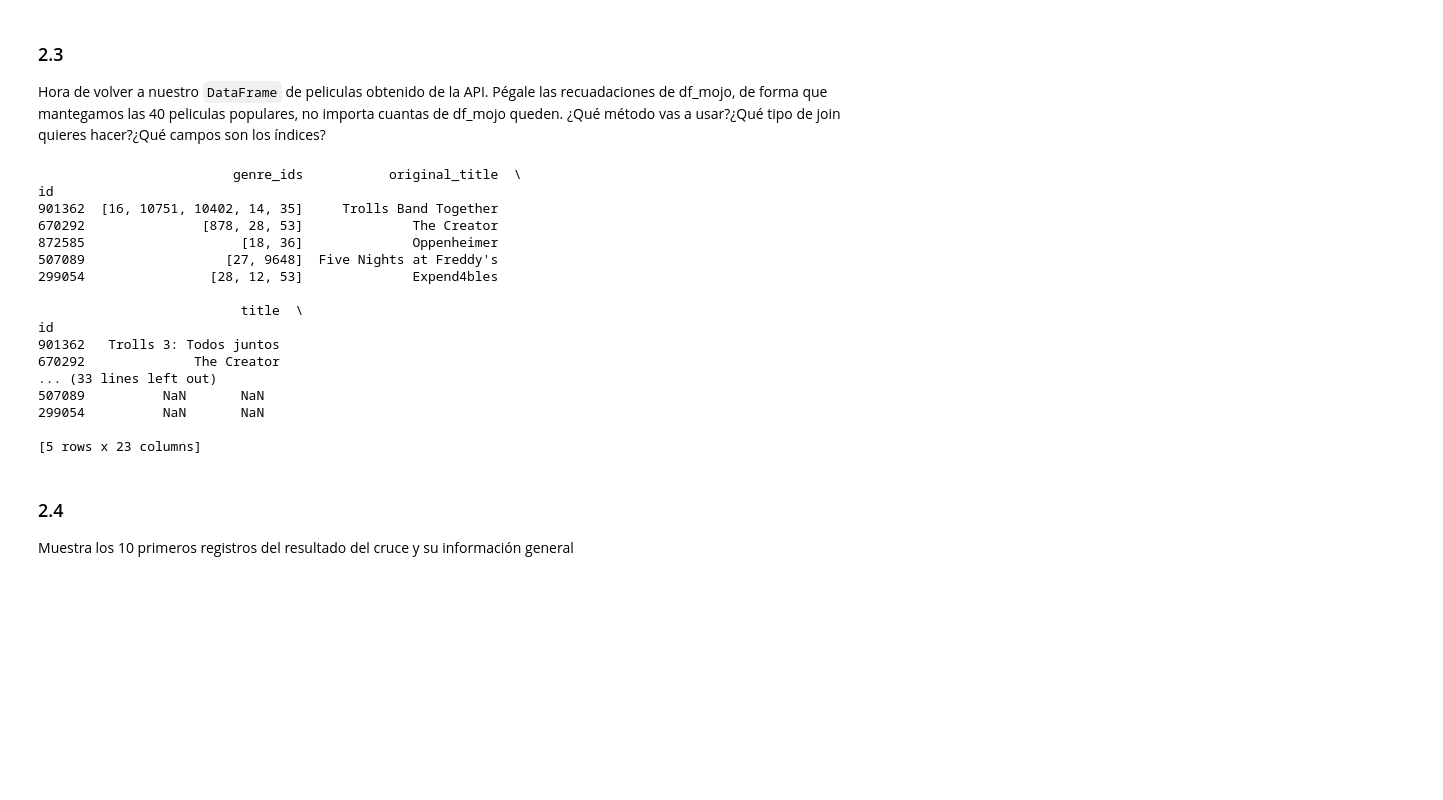
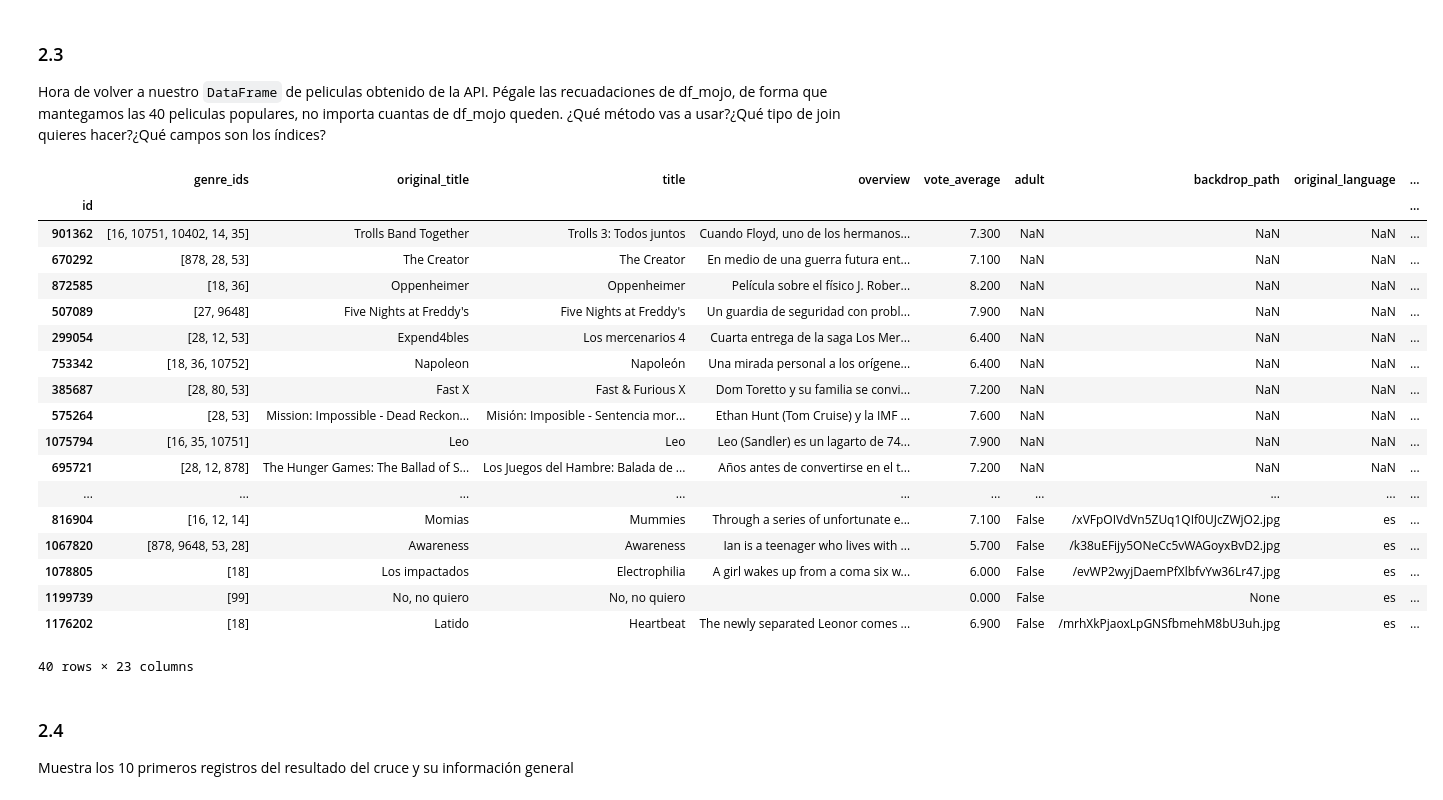
Before and after one commit to will9pv22/ONLINE_DS_THEBRIDGE_EJERCICIOS_GUILLEMP, a Jupyter notebook: Sprint_06/Unidad_02/Practica_Obligatoria/18_Practica_Obligatoria_Scraping_API.ipynb, the cells around one changed output. Saved outputs shown, nothing was run; the diff lists cells and outputs as text; code cells hidden in the pictures; blank space fills up the shorter version.

```diff
--- a/Sprint_06/Unidad_02/Practica_Obligatoria/18_Practica_Obligatoria_Scraping_API.ipynb
+++ b/Sprint_06/Unidad_02/Practica_Obligatoria/18_Practica_Obligatoria_Scraping_API.ipynb
@@ -364,26 +395,29 @@ Hora de volver a nuestro `DataFrame` de peliculas obtenido de la API. Pégale la
 # %%
 #Para unir dos dataframes vamos a usar el metodo merge y el join que vamos a utilzar es el más habitual y es el left
 #usaré como variable de unión entre los dos dataframe la variable "id"
 
 df_joined = df_base_movies.merge(df_mojo, left_index=True, right_index=True, how='left')
+df_joined
 # %% [output]
+|  | genre_ids | original_title | title | overview | vote_average | adult | backdrop_path | original_language | ... |
+| id |  |  |  |  |  |  |  |  | ... |
+| 901362 | [16, 10751, 10402, 14, 35] | Trolls Band Together | Trolls 3: Todos juntos | Cuando Floyd, uno de los hermanos... | 7.300 | NaN | NaN | NaN | ... |
+| 670292 | [878, 28, 53] | The Creator | The Creator | En medio de una guerra futura ent... | 7.100 | NaN | NaN | NaN | ... |
+| 872585 | [18, 36] | Oppenheimer | Oppenheimer | Película sobre el físico J. Rober... | 8.200 | NaN | NaN | NaN | ... |
+| 507089 | [27, 9648] | Five Nights at Freddy's | Five Nights at Freddy's | Un guardia de seguridad con probl... | 7.900 | NaN | NaN | NaN | ... |
+| 299054 | [28, 12, 53] | Expend4bles | Los mercenarios 4 | Cuarta entrega de la saga Los Mer... | 6.400 | NaN | NaN | NaN | ... |
+| 753342 | [18, 36, 10752] | Napoleon | Napoleón | Una mirada personal a los orígene... | 6.400 | NaN | NaN | NaN | ... |
+| 385687 | [28, 80, 53] | Fast X | Fast & Furious X | Dom Toretto y su familia se convi... | 7.200 | NaN | NaN | NaN | ... |
+| 575264 | [28, 53] | Mission: Impossible - Dead Reckon... | Misión: Imposible - Sentencia mor... | Ethan Hunt (Tom Cruise) y la IMF ... | 7.600 | NaN | NaN | NaN | ... |
+| 1075794 | [16, 35, 10751] | Leo | Leo | Leo (Sandler) es un lagarto de 74... | 7.900 | NaN | NaN | NaN | ... |
+| 695721 | [28, 12, 878] | The Hunger Games: The Ballad of S... | Los Juegos del Hambre: Balada de ... | Años antes de convertirse en el t... | 7.200 | NaN | NaN | NaN | ... |
+| ... | ... | ... | ... | ... | ... | ... | ... | ... | ... |
+| 816904 | [16, 12, 14] | Momias | Mummies | Through a series of unfortunate e... | 7.100 | False | /xVFpOIVdVn5ZUq1QIf0UJcZWjO2.jpg | es | ... |
+| 1067820 | [878, 9648, 53, 28] | Awareness | Awareness | Ian is a teenager who lives with ... | 5.700 | False | /k38uEFijy5ONeCc5vWAGoyxBvD2.jpg | es | ... |
+| 1078805 | [18] | Los impactados | Electrophilia | A girl wakes up from a coma six w... | 6.000 | False | /evWP2wyjDaemPfXlbfvYw36Lr47.jpg | es | ... |
+| 1199739 | [99] | No, no quiero | No, no quiero |  | 0.000 | False | None | es | ... |
+| 1176202 | [18] | Latido | Heartbeat | The newly separated Leonor comes ... | 6.900 | False | /mrhXkPjaoxLpGNSfbmehM8bU3uh.jpg | es | ... |
-                         genre_ids           original_title  \
-id
-901362  [16, 10751, 10402, 14, 35]     Trolls Band Together
-670292               [878, 28, 53]              The Creator
-872585                    [18, 36]              Oppenheimer
-507089                  [27, 9648]  Five Nights at Freddy's
-299054                [28, 12, 53]              Expend4bles
-
-                          title  \
-id
-901362   Trolls 3: Todos juntos
-670292              The Creator
-... (33 lines left out)
-507089          NaN       NaN
-299054          NaN       NaN
-
-[5 rows x 23 columns]
+40 rows × 23 columns
 # %% [markdown]
 ### 2.4
 Muestra los 10 primeros registros del resultado del cruce y su información general
```
Also changed, not shown: parts of 9 cells of this notebook, 33 other files.
